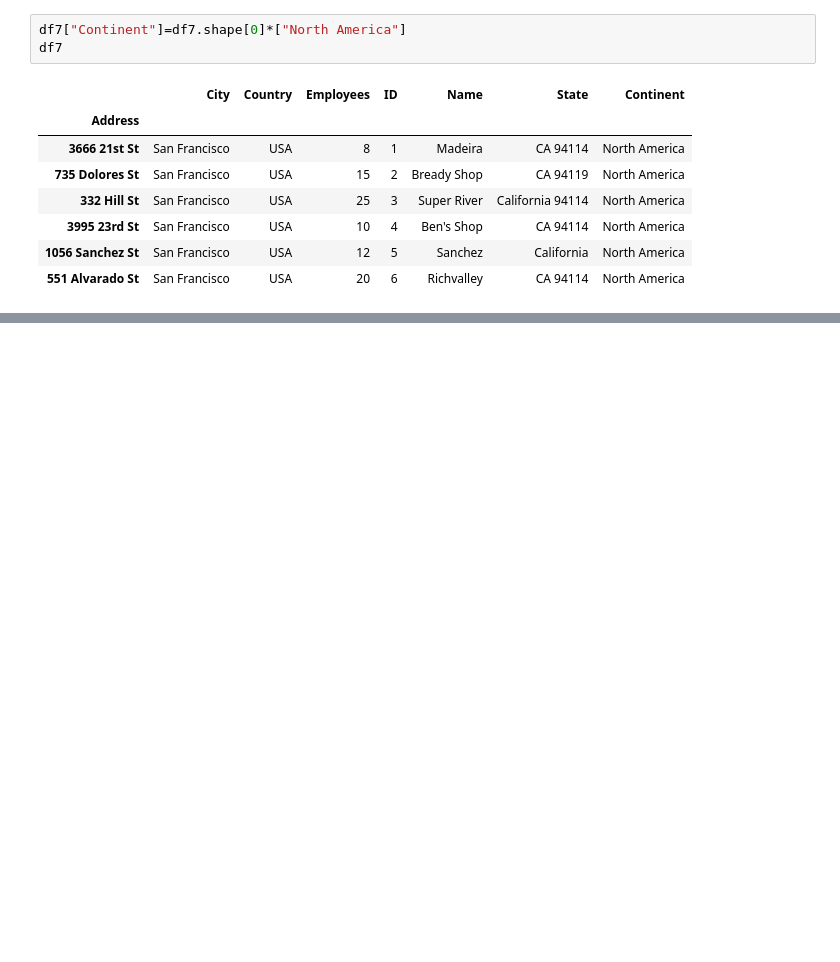
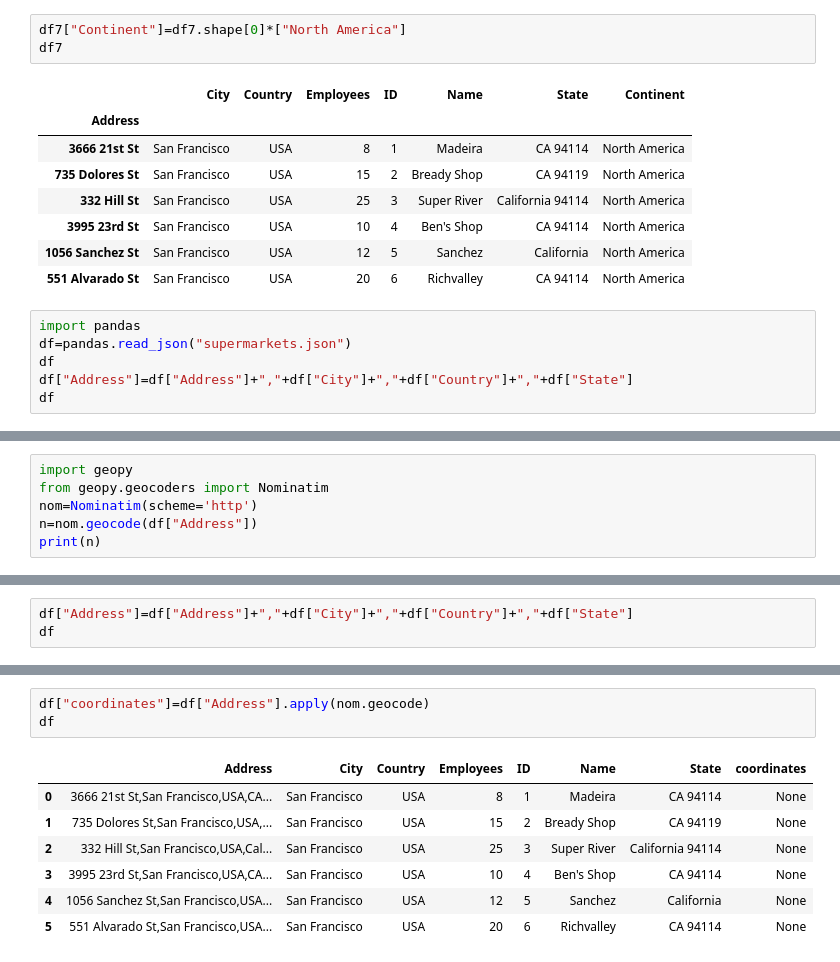
Before and after one commit to AkikJana/Practise, a Jupyter notebook: Pandas/Untitled1.ipynb, the cells around one changed output, grey strips where cells are left out. Cells and saved outputs as stored; diff of their text form; blank space fills up the shorter version.

```diff
--- a/Pandas/Untitled1.ipynb
+++ b/Pandas/Untitled1.ipynb
@@ -98,3 +100,9 @@ df7
 | 3995 23rd St | San Francisco | USA | 10 | 4 | Ben's Shop | CA 94114 | North America |
 | 1056 Sanchez St | San Francisco | USA | 12 | 5 | Sanchez | California | North America |
 | 551 Alvarado St | San Francisco | USA | 20 | 6 | Richvalley | CA 94114 | North America |
+# %%
+import pandas
+df=pandas.read_json("supermarkets.json")
+df
+df["Address"]=df["Address"]+","+df["City"]+","+df["Country"]+","+df["State"]
+df
@@ -100,0 +117,6 @@ df7
+# %%
+import geopy
+from geopy.geocoders import Nominatim
+nom=Nominatim(scheme='http')
+n=nom.geocode(df["Address"])
+print(n)
@@ -100,0 +127,3 @@ df7
+# %%
+df["Address"]=df["Address"]+","+df["City"]+","+df["Country"]+","+df["State"]
+df
@@ -100,0 +138,11 @@ df7
+# %%
+df["coordinates"]=df["Address"].apply(nom.geocode)
+df
+# %% [output]
+|  | Address | City | Country | Employees | ID | Name | State | coordinates |
+| 0 | 3666 21st St,San Francisco,USA,CA... | San Francisco | USA | 8 | 1 | Madeira | CA 94114 | None |
+| 1 | 735 Dolores St,San Francisco,USA,... | San Francisco | USA | 15 | 2 | Bready Shop | CA 94119 | None |
+| 2 | 332 Hill St,San Francisco,USA,Cal... | San Francisco | USA | 25 | 3 | Super River | California 94114 | None |
+| 3 | 3995 23rd St,San Francisco,USA,CA... | San Francisco | USA | 10 | 4 | Ben's Shop | CA 94114 | None |
+| 4 | 1056 Sanchez St,San Francisco,USA... | San Francisco | USA | 12 | 5 | Sanchez | California | None |
+| 5 | 551 Alvarado St,San Francisco,USA... | San Francisco | USA | 20 | 6 | Richvalley | CA 94114 | None |
```
Also changed, not shown: parts of 5 cells of this notebook, 6 other files.
